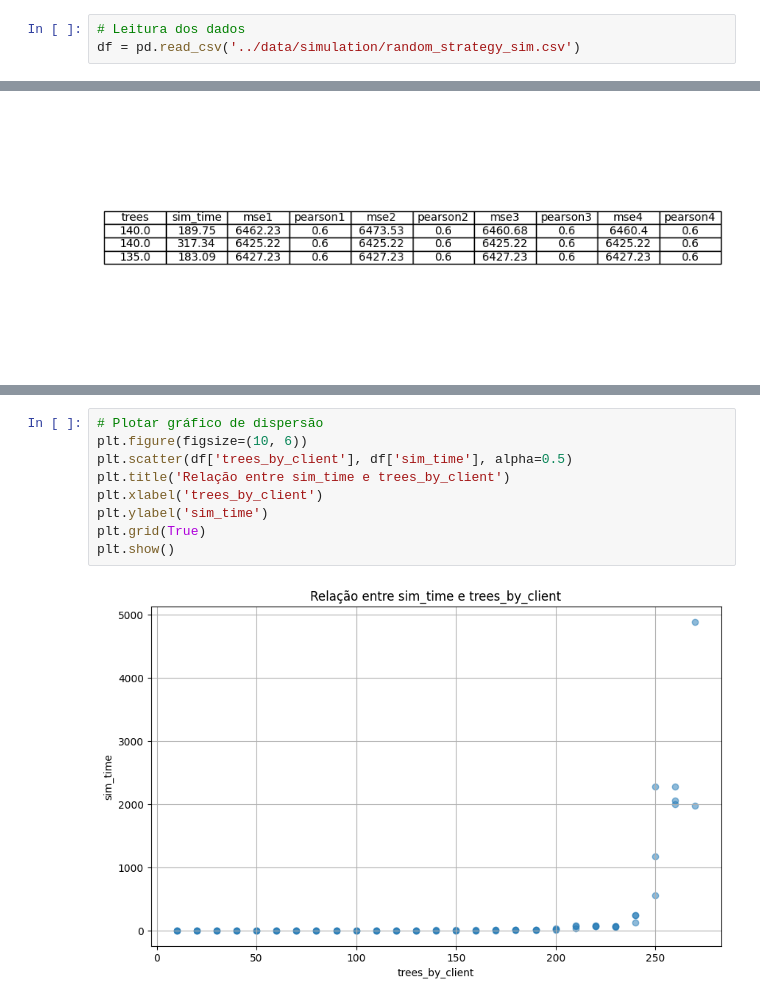
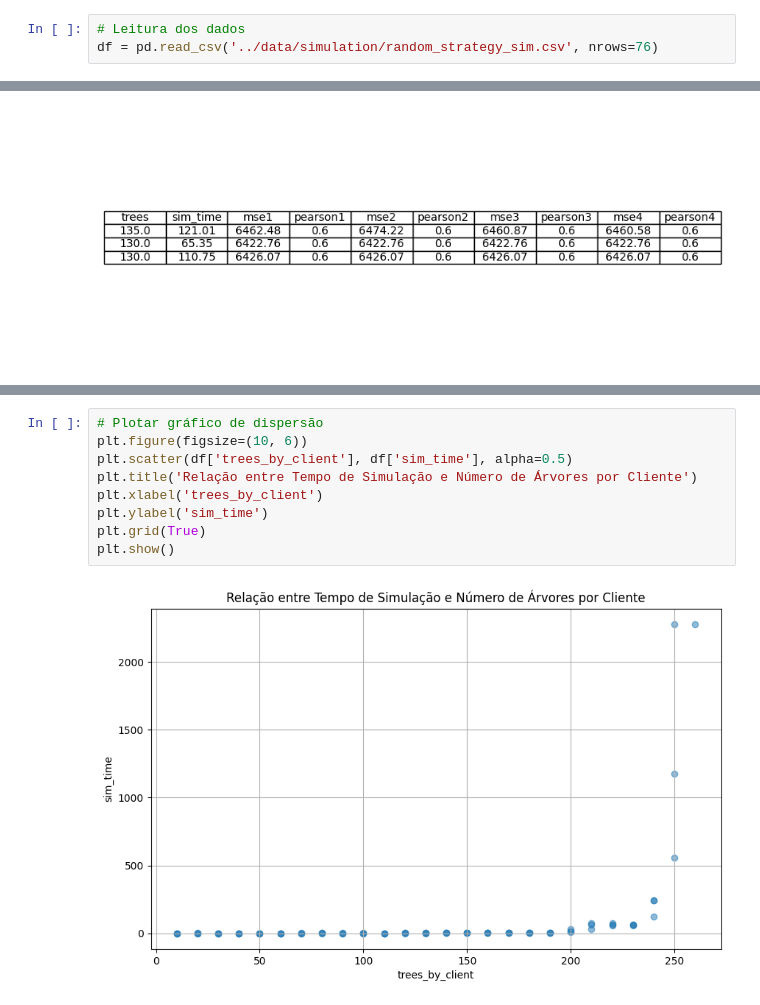
Before and after one commit to Nobre-Lucas/tcc, a Jupyter notebook: plots/random_strategy_sim.ipynb, the cells around one changed output, grey strips where cells are left out. Drawn from its saved outputs; the diff is of its cells as text.

```diff
--- a/plots/random_strategy_sim.ipynb
+++ b/plots/random_strategy_sim.ipynb
@@ -4,7 +4,7 @@ import matplotlib.pyplot as plt
 import seaborn as sns
 # %%
 # Leitura dos dados
-df = pd.read_csv('../data/simulation/random_strategy_sim.csv')
+df = pd.read_csv('../data/simulation/random_strategy_sim.csv', nrows=76)
 # %%
 # Análise Descritiva
 df.describe()
@@ -108,11 +160,11 @@ plt.show()
 # %%
 # Plotar gráfico de dispersão
 plt.figure(figsize=(10, 6))
 plt.scatter(df['trees_by_client'], df['sim_time'], alpha=0.5)
-plt.title('Relação entre sim_time e trees_by_client')
+plt.title('Relação entre Tempo de Simulação e Número de Árvores por Cliente')
 plt.xlabel('trees_by_client')
 plt.ylabel('sim_time')
 plt.grid(True)
 plt.show()
 # %% [output]
-[figure, old version]
+[figure, new version]
```
Also changed, not shown: parts of 10 cells of this notebook, 10 other files.
